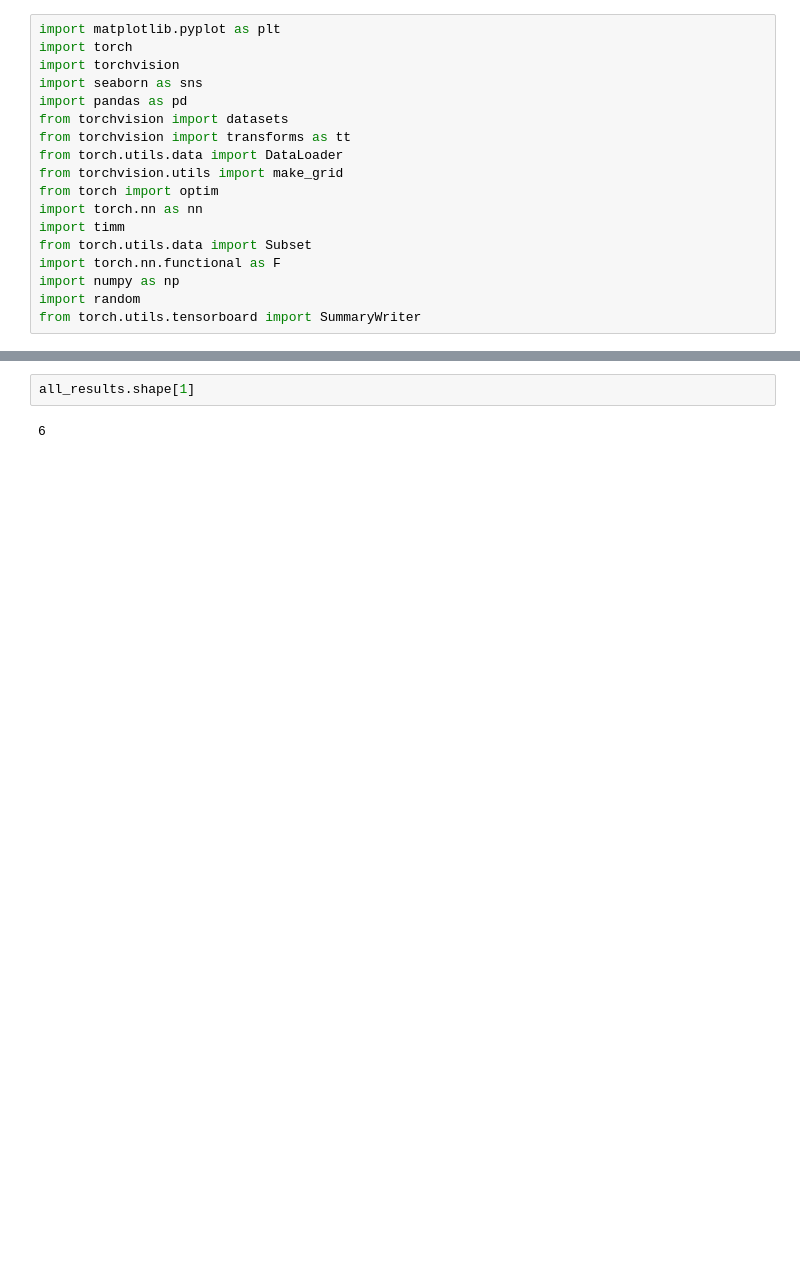
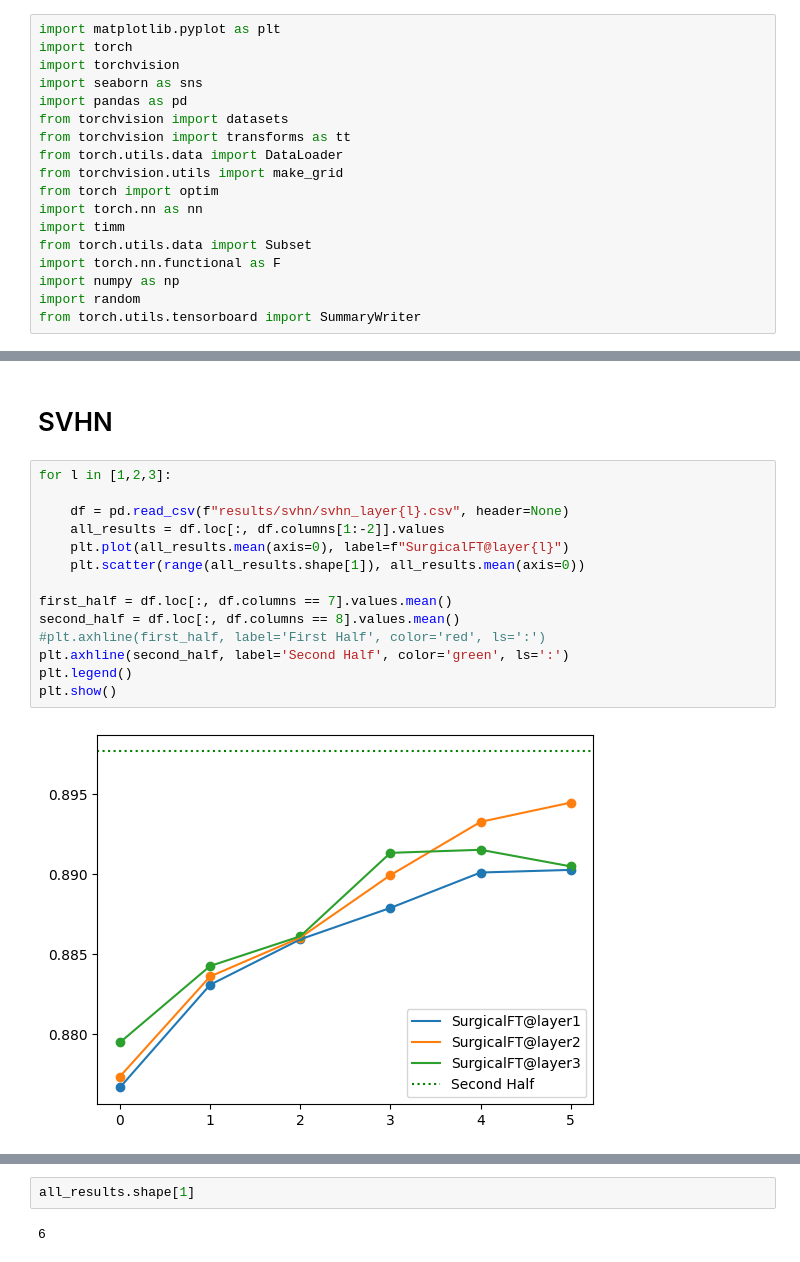
Before and after one commit to francesco-p/simple-incremental, a Jupyter notebook: viz_values.ipynb, the cells around one changed output, grey strips where cells are left out. Cells and saved outputs as stored; diff of their text form; blank space fills up the shorter version.

```diff
--- a/viz_values.ipynb
+++ b/viz_values.ipynb
@@ -26,0 +33,18 @@ plt.show()
+# %% [markdown]
+# SVHN
+# %%
+for l in [1,2,3]:
+
+    df = pd.read_csv(f"results/svhn/svhn_layer{l}.csv", header=None)
+    all_results = df.loc[:, df.columns[1:-2]].values
+    plt.plot(all_results.mean(axis=0), label=f"SurgicalFT@layer{l}")
+    plt.scatter(range(all_results.shape[1]), all_results.mean(axis=0))
+
+first_half = df.loc[:, df.columns == 7].values.mean()
+second_half = df.loc[:, df.columns == 8].values.mean()
+#plt.axhline(first_half, label='First Half', color='red', ls=':')
+plt.axhline(second_half, label='Second Half', color='green', ls=':')
+plt.legend()
+plt.show()
+# %% [output]
+[figure, added]
```
Also changed, not shown: parts of 3 cells of this notebook, 17 other files.
